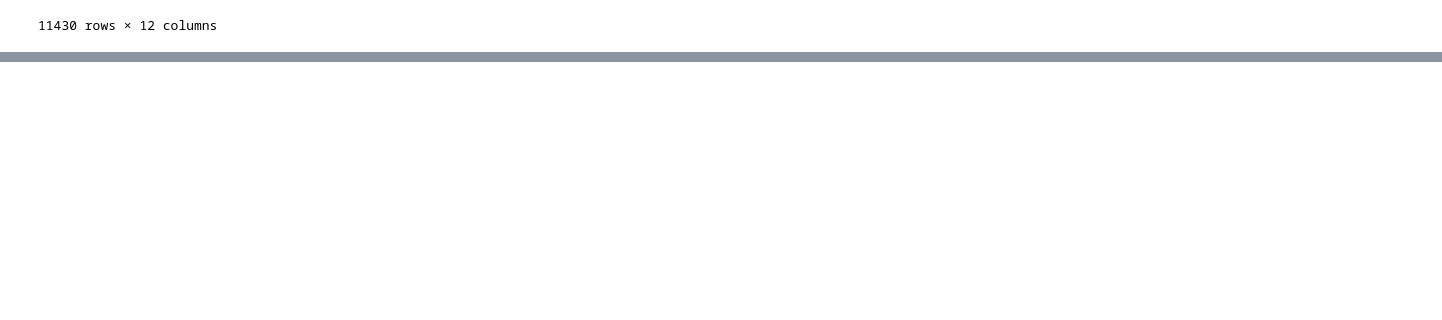
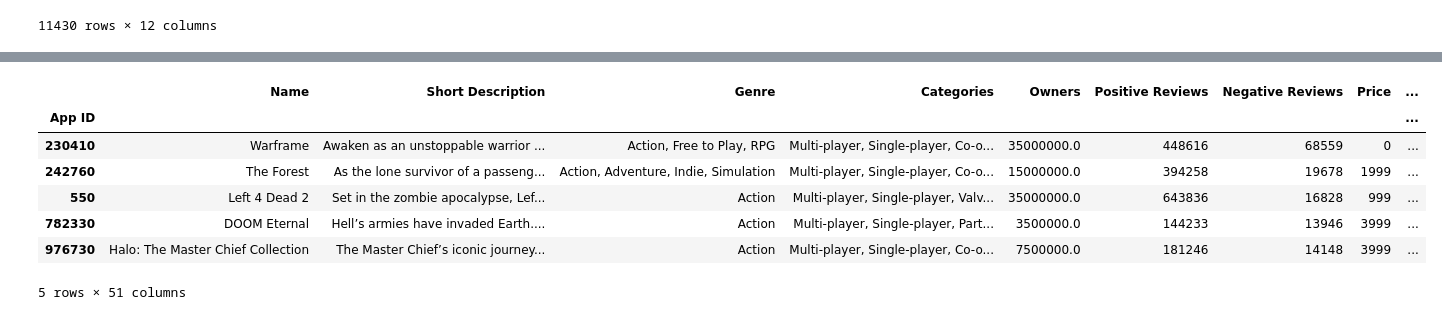
Before and after one commit to Composer117/Steam_recommender_project, a Jupyter notebook: Steam_get_user_data.ipynb, the cells around one changed output, grey strips where cells are left out. Saved outputs shown, nothing was run; the diff lists cells and outputs as text; code cells hidden in the pictures; blank space fills up the shorter version.

```diff
--- a/Steam_get_user_data.ipynb
+++ b/Steam_get_user_data.ipynb
@@ -158,0 +273,7 @@ steam_games
+# %%
+unique_categories = []
+for key, item in steam_games["Categories"].iteritems():
+    for category in item.split(", "):
+        if category not in unique_categories:
+            unique_categories.append(category)
+print(unique_categories)
@@ -158,0 +286,4 @@ steam_games
+# %%
+unique_categories = ['Multi-player', 'Online PvP', 'Shared/Split Screen PvP', 'PvP', 'Single-player', 'Co-op', 'Shared/Split Screen', 'Shared/Split Screen Co-op', 'MMO', 'Cross-Platform Multiplayer', 'Online Co-op', 'LAN PvP', 'LAN Co-op']
+
+len(unique_categories)
@@ -158,0 +375,26 @@ steam_games
+# %%
+def preprocess_description(text):
+  text = text.lower()
+  temp_sent =[]
+  words = nltk.word_tokenize(text)
+  tags = nltk.pos_tag(words)
+  for i, word in enumerate(words):
+      if tags[i][1] in VERB_CODES:
+          lemmatized = lemmatizer.lemmatize(word, 'v')
+      else:
+          lemmatized = lemmatizer.lemmatize(word)
+      if lemmatized not in stop_words and lemmatized.isalpha():
+          temp_sent.append(lemmatized)
+
+  finalsent = ' '.join(temp_sent)
+  finalsent = finalsent.replace("n't", " not")
+  finalsent = finalsent.replace("'m", " am")
+  finalsent = finalsent.replace("'s", " is")
+  finalsent = finalsent.replace("'re", " are")
+  finalsent = finalsent.replace("'ll", " will")
+  finalsent = finalsent.replace("'ve", " have")
+  finalsent = finalsent.replace("'d", " would")
+  return finalsent
+
+steam_games["Description_processed"]= steam_games["Short Description"].apply(preprocess_description)
+steam_games
@@ -158,0 +420,15 @@ steam_games
+# %%
+steam_games.set_index("App ID", inplace=True)
+# %%
+most_played_5_appids = user_game_data["App ID"][:5].tolist()
+user_df = steam_games[steam_games.index.isin(most_played_5_appids)]
+user_df
+# %% [output]
+|  | Name | Short Description | Genre | Categories | Owners | Positive Reviews | Negative Reviews | Price | ... |
+| App ID |  |  |  |  |  |  |  |  | ... |
+| 230410 | Warframe | Awaken as an unstoppable warrior ... | Action, Free to Play, RPG | Multi-player, Single-player, Co-o... | 35000000.0 | 448616 | 68559 | 0 | ... |
+| 242760 | The Forest | As the lone survivor of a passeng... | Action, Adventure, Indie, Simulation | Multi-player, Single-player, Co-o... | 15000000.0 | 394258 | 19678 | 1999 | ... |
+| 550 | Left 4 Dead 2 | Set in the zombie apocalypse, Lef... | Action | Multi-player, Single-player, Valv... | 35000000.0 | 643836 | 16828 | 999 | ... |
+| 782330 | DOOM Eternal | Hell’s armies have invaded Earth.... | Action | Multi-player, Single-player, Part... | 3500000.0 | 144233 | 13946 | 3999 | ... |
+| 976730 | Halo: The Master Chief Collection | The Master Chief’s iconic journey... | Action | Multi-player, Single-player, Co-o... | 7500000.0 | 181246 | 14148 | 3999 | ... |
+5 rows × 51 columns
```
Also changed, not shown: parts of 30 cells of this notebook, 1 other file.
